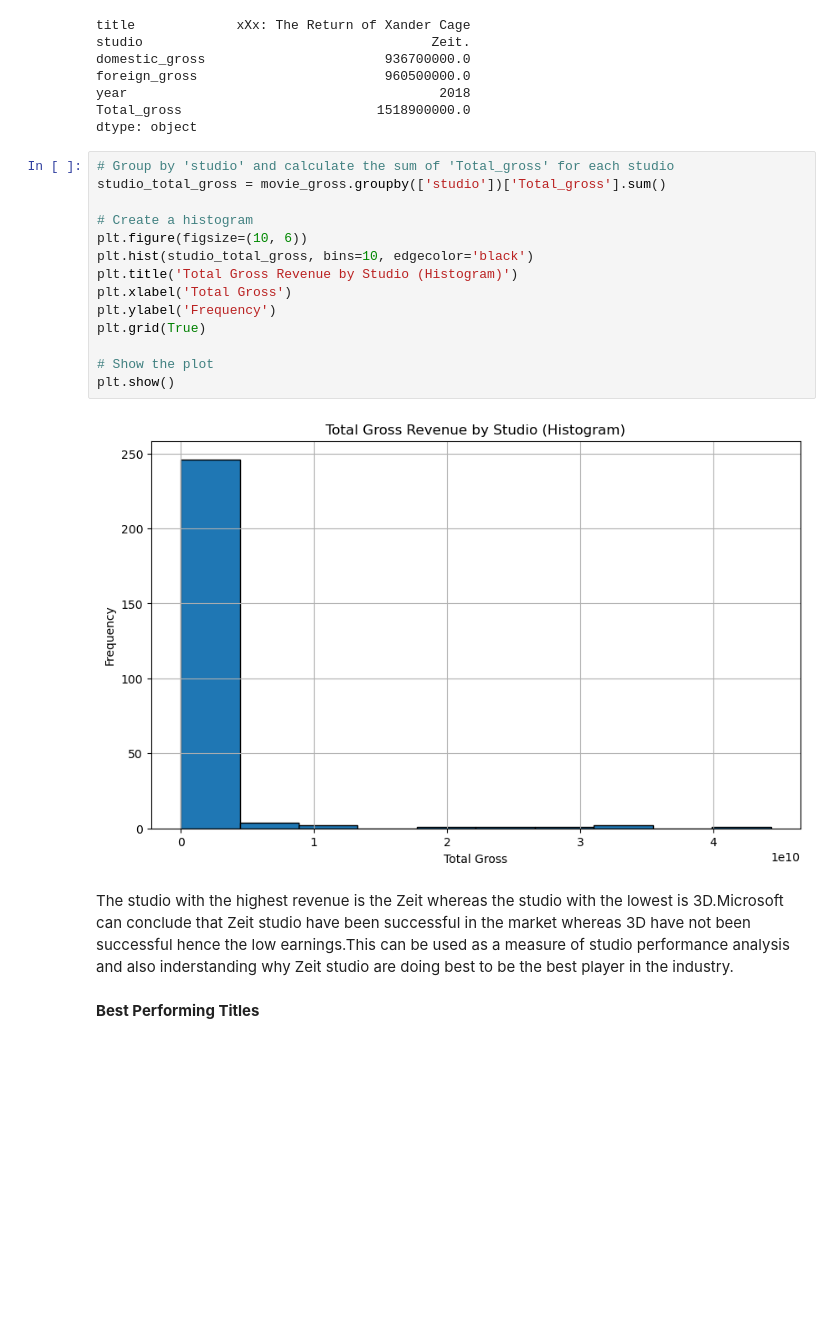
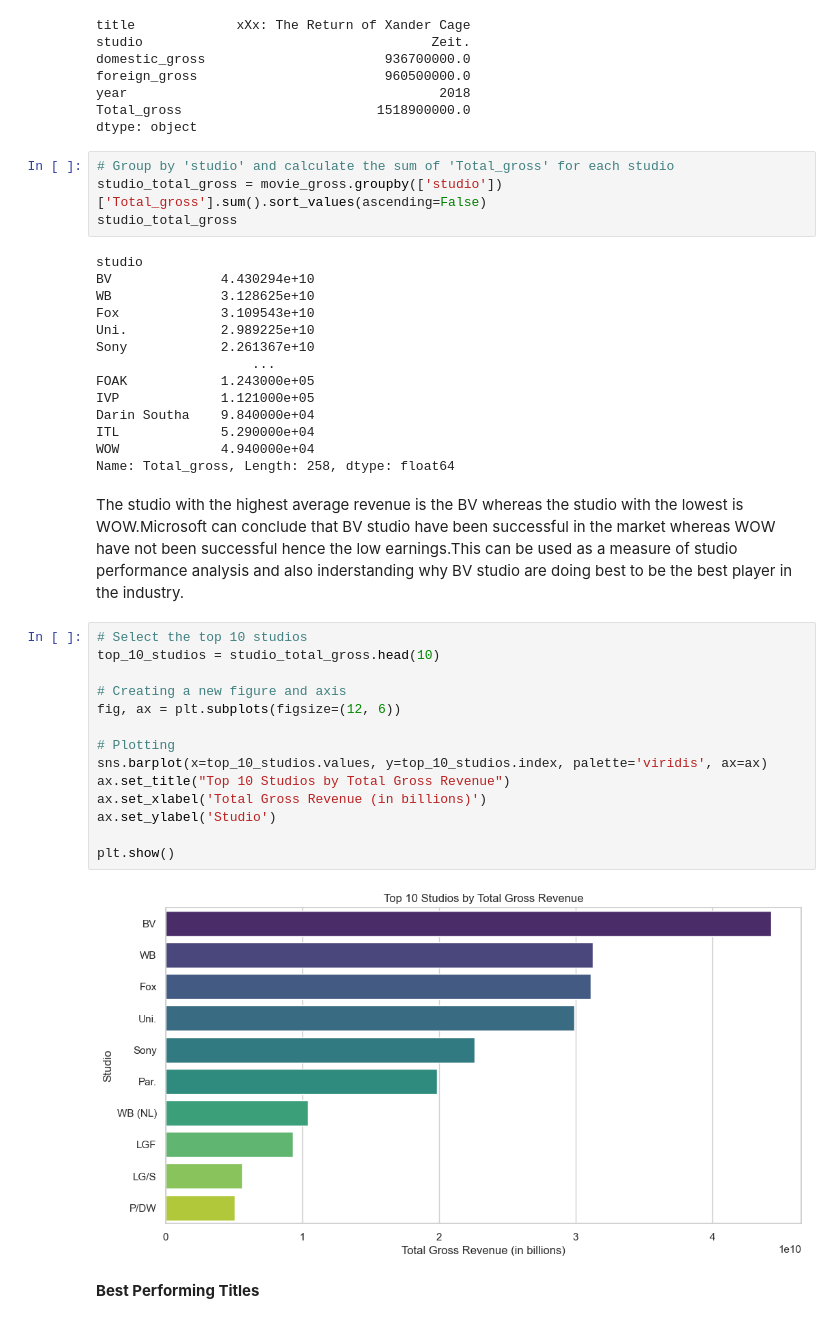
Before and after one commit to Beatrice-Kariuki/Microsoft-Movie-Analysis, a Jupyter notebook: student.ipynb, the cells around one changed output. Saved outputs shown, nothing was run; the diff lists cells and outputs as text; blank space fills up the shorter version.

```diff
--- a/student.ipynb
+++ b/student.ipynb
@@ -634,22 +643,40 @@ Total_gross                         1518900000.0
 dtype: object
 # %%
 # Group by 'studio' and calculate the sum of 'Total_gross' for each studio
-studio_total_gross = movie_gross.groupby(['studio'])['Total_gross'].sum()
-
-# Create a histogram
-plt.figure(figsize=(10, 6))
-plt.hist(studio_total_gross, bins=10, edgecolor='black')
-plt.title('Total Gross Revenue by Studio (Histogram)')
-plt.xlabel('Total Gross')
-plt.ylabel('Frequency')
-plt.grid(True)
-
-# Show the plot
-plt.show()
+studio_total_gross = movie_gross.groupby(['studio'])['Total_gross'].sum().sort_values(ascending=False)
+studio_total_gross
 # %% [output]
-[figure, removed]
+studio
+BV              4.430294e+10
+WB              3.128625e+10
+Fox             3.109543e+10
+Uni.            2.989225e+10
+Sony            2.261367e+10
+                    ...
+FOAK            1.243000e+05
+IVP             1.121000e+05
+Darin Southa    9.840000e+04
+ITL             5.290000e+04
+WOW             4.940000e+04
+Name: Total_gross, Length: 258, dtype: float64
 # %% [markdown]
-The studio with the highest revenue is the Zeit whereas the studio with the lowest is 3D.Microsoft can conclude that Zeit studio have been successful in the market whereas 3D have not been successful hence the low earnings.This can be used as a measure of studio performance analysis and also inderstanding why Zeit studio are doing best to be the best player in the industry.
+The studio with the highest average revenue is the BV whereas the studio with the lowest is WOW.Microsoft can conclude that BV studio have been successful in the market whereas WOW have not been successful hence the low earnings.This can be used as a measure of studio performance analysis and also inderstanding why BV studio are doing best to be the best player in the industry.
+# %%
+# Select the top 10 studios
+top_10_studios = studio_total_gross.head(10)
+
+# Creating a new figure and axis
+fig, ax = plt.subplots(figsize=(12, 6))
+
+# Plotting
+sns.barplot(x=top_10_studios.values, y=top_10_studios.index, palette='viridis', ax=ax)
+ax.set_title("Top 10 Studios by Total Gross Revenue")
+ax.set_xlabel('Total Gross Revenue (in billions)')
+ax.set_ylabel('Studio')
+
+plt.show()
+# %% [output]
+[figure, added]
 # %% [markdown]
 **Best Performing Titles**
 # %%
```
Also changed, not shown: parts of 11 cells of this notebook, 1 other file.
